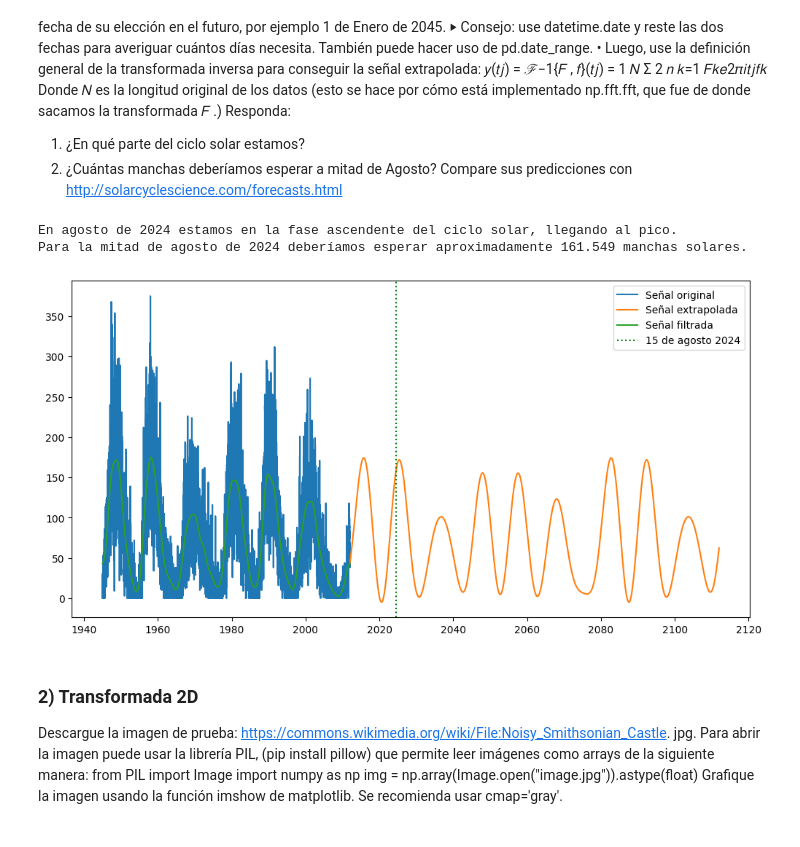
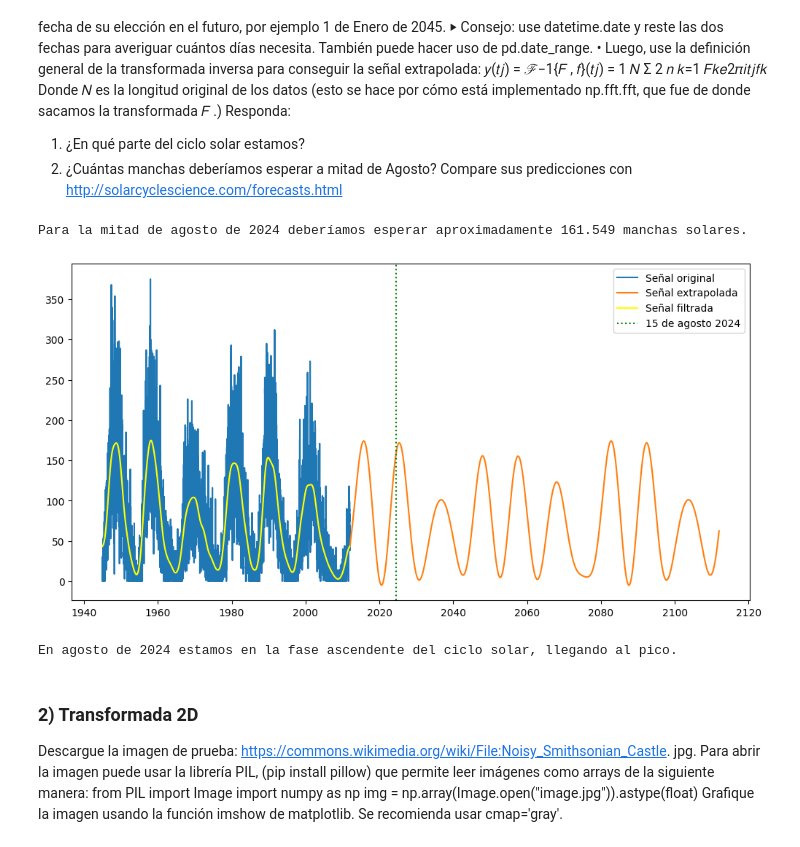
Before and after one commit to DiegoMunoz150/Fabian-Martinez-y-Diego-Mu-oz, a Jupyter notebook: Taller_2.ipynb, the cells around one changed output. Cells and saved outputs as stored; diff of their text form; code cells hidden in the pictures.

```diff
--- a/Taller_2.ipynb
+++ b/Taller_2.ipynb
@@ -171,22 +171,24 @@ for j, t in enumerate(tiempos):
 indice_agosto_2024 = (pd.Timestamp('2024-08-15') - df.index[-1]).days
 señal_agosto_2024 = round(y_extrapolada.real[indice_agosto_2024], 3)
 
-print("En agosto de 2024 estamos en la fase ascendente del ciclo solar, llegando al pico.")
 print(f"Para la mitad de agosto de 2024 deberíamos esperar aproximadamente {señal_agosto_2024} manchas solares.")
 # %% [output]
-En agosto de 2024 estamos en la fase ascendente del ciclo solar, llegando al pico.
 Para la mitad de agosto de 2024 deberíamos esperar aproximadamente 161.549 manchas solares.
 # %%
 # Graficar la señaligena original y la extrapolada
 plt.figure(figsize=(12, 6))
 plt.plot(df.index, df['SSN'], label='Señal original')
 plt.plot(pd.date_range(start=df.index[-1] + pd.DateOffset(days=1), periods=len(y_extrapolada)), y_extrapolada.real, label='Señal extrapolada')
-plt.plot(df.index, manchas_filtrada, label='Señal filtrada')
+plt.plot(df.index, manchas_filtrada, label='Señal filtrada', color="yellow")
 plt.axvline(pd.to_datetime("2024-08-15"), color='Green', linestyle=':', label='15 de agosto 2024')
 plt.legend()
 plt.show()
 # %% [output]
-[figure, old version]
+[figure, new version]
+# %%
+print("En agosto de 2024 estamos en la fase ascendente del ciclo solar, llegando al pico.")
+# %% [output]
+En agosto de 2024 estamos en la fase ascendente del ciclo solar, llegando al pico.
 # %% [markdown]
 ### 2) Transformada 2D
 Descargue la imagen de prueba: https://commons.wikimedia.org/wiki/File:Noisy_Smithsonian_Castle.
```
